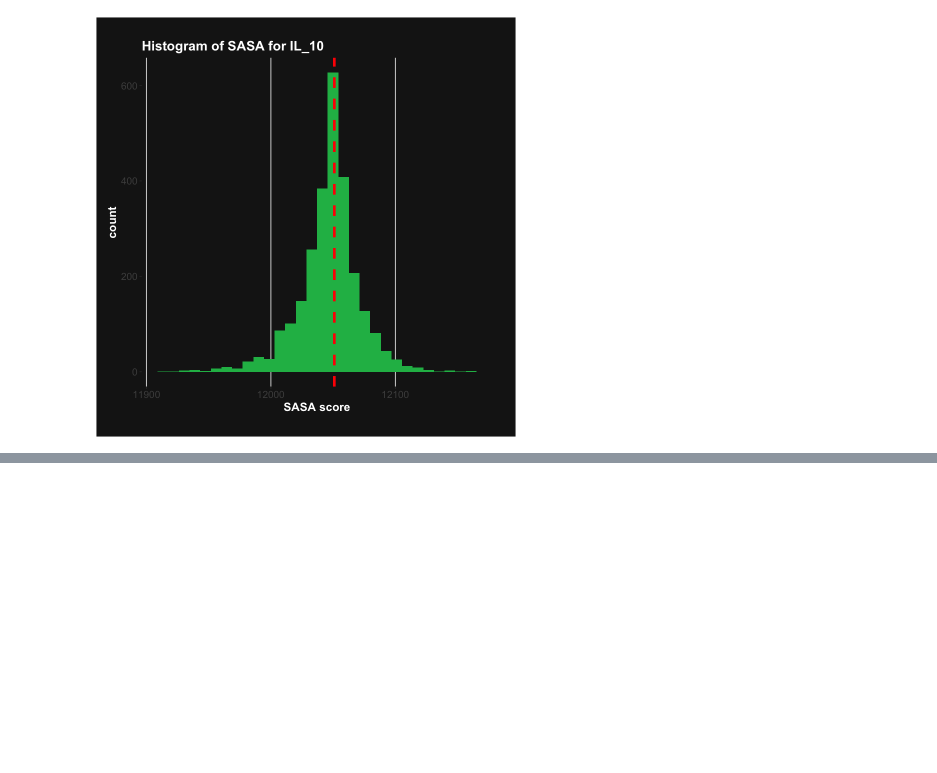
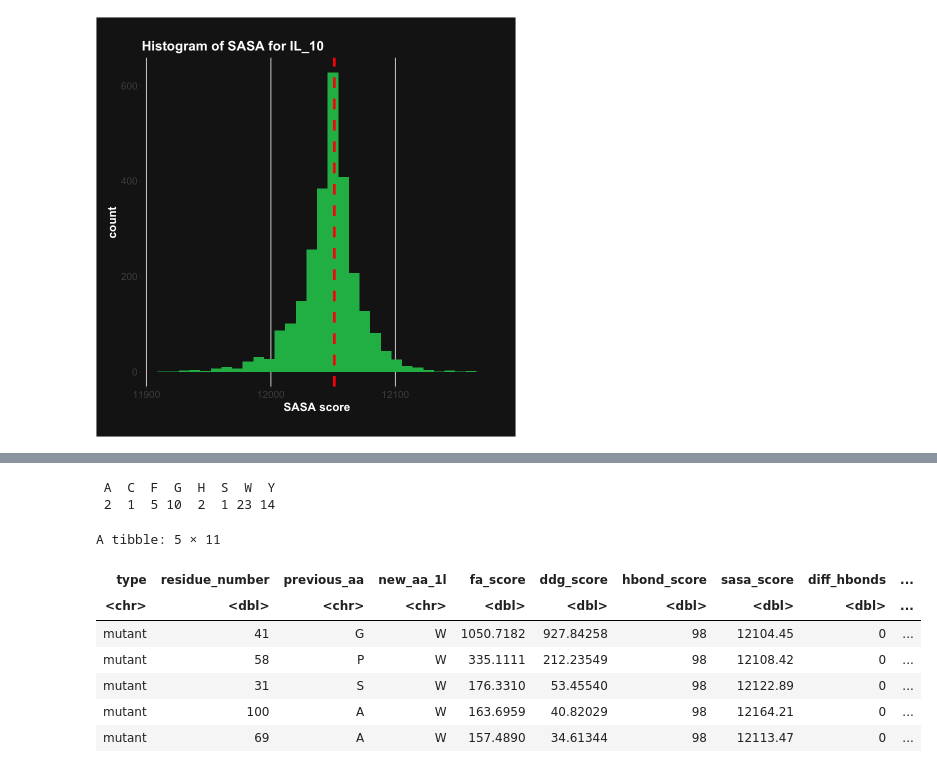
Before and after one commit to redradman/OneAAatATime, a Jupyter notebook: il_10_analysis.ipynb, the cells around one changed output, grey strips where cells are left out. Cells and saved outputs as stored; diff of their text form; code cells hidden in the pictures; blank space fills up the shorter version.

Commit message:
add the high range of sasa for il_10

```diff
--- a/il_10_analysis.ipynb
+++ b/il_10_analysis.ipynb
@@ -172,0 +181,18 @@ il_10_short |> ggplot(aes(sasa_score)) +
+# %%
+mean_sasa <- mean(il_10_short$sasa_score)
+sd_sasa <- sd(il_10_short$sasa_score)
+
+high_sasa <- filter(il_10_short, sasa_score > mean_sasa + 2 * sd_sasa)
+table(high_sasa$new_aa_1l)
+high_sasa |> arrange(desc(ddg_score)) |> head(5)
+# %% [output]
+ A  C  F  G  H  S  W  Y
+ 2  1  5 10  2  1 23 14
+A tibble: 5 × 11
+| type | residue_number | previous_aa | new_aa_1l | fa_score | ddg_score | hbond_score | sasa_score | diff_hbonds | ... |
+| <chr> | <dbl> | <chr> | <chr> | <dbl> | <dbl> | <dbl> | <dbl> | <dbl> | ... |
+| mutant | 41 | G | W | 1050.7182 | 927.84258 | 98 | 12104.45 | 0 | ... |
+| mutant | 58 | P | W | 335.1111 | 212.23549 | 98 | 12108.42 | 0 | ... |
+| mutant | 31 | S | W | 176.3310 | 53.45540 | 98 | 12122.89 | 0 | ... |
+| mutant | 100 | A | W | 163.6959 | 40.82029 | 98 | 12164.21 | 0 | ... |
+| mutant | 69 | A | W | 157.4890 | 34.61344 | 98 | 12113.47 | 0 | ... |
```
Also changed, not shown: parts of 4 cells of this notebook.
